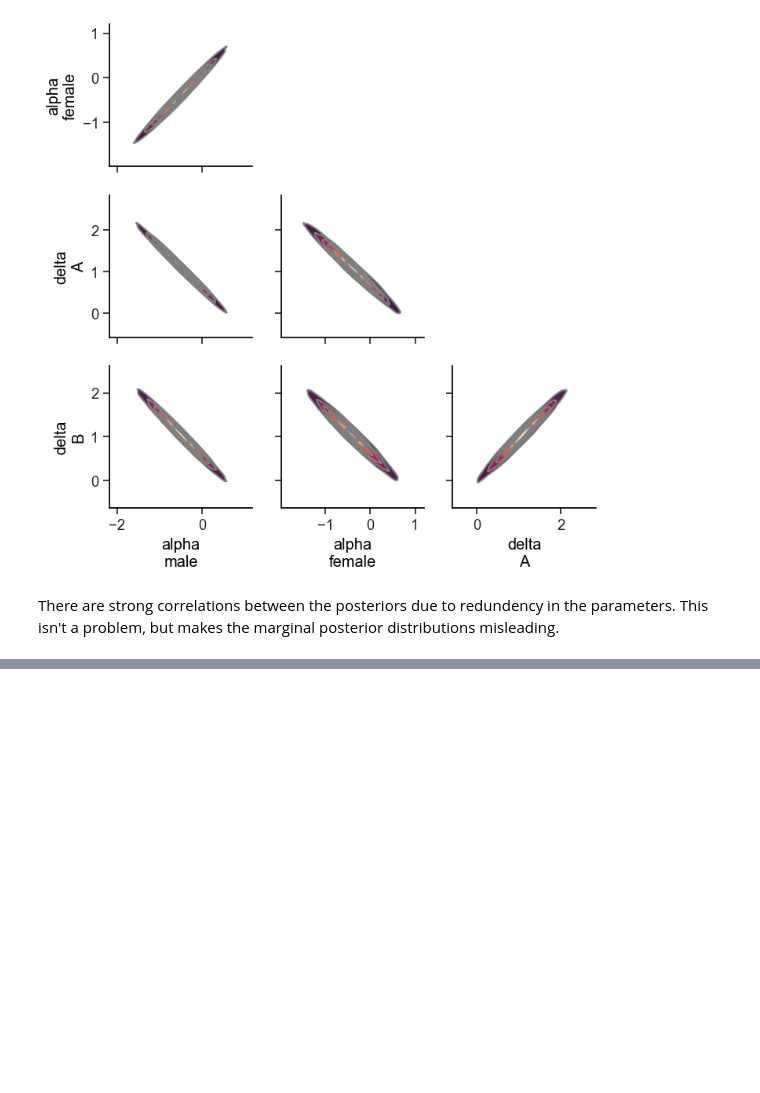
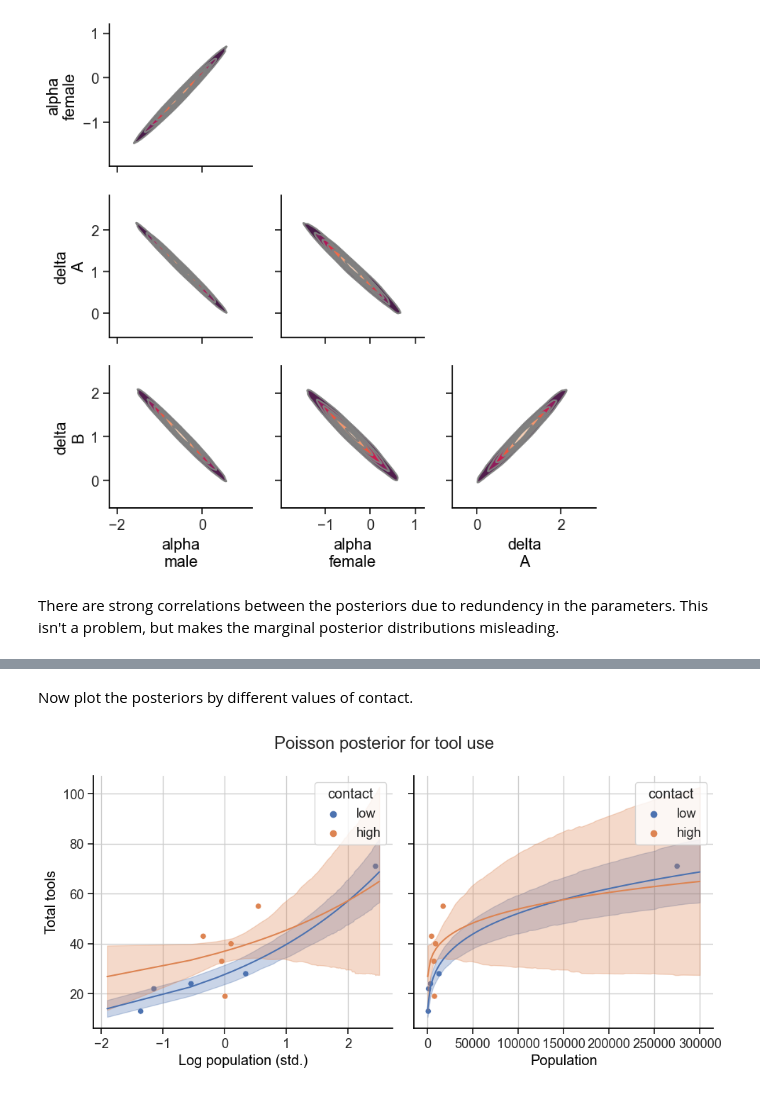
Before and after one commit to chris-leonard/statistical-rethinking, a Jupyter notebook: notes/chapter_11.ipynb, the cells around one changed output, grey strips where cells are left out. Drawn from its saved outputs; the diff is of its cells as text; code cells hidden in the pictures; blank space fills up the shorter version.

```diff
--- a/notes/chapter_11.ipynb
+++ b/notes/chapter_11.ipynb
@@ -691,0 +787,3 @@ This isn't a problem, but makes the marginal posterior distributions misleading.
+# %%
+with m11_10:
+    trace_11_10 = pm.sample(draws=2000, random_seed=RANDOM_SEED)
@@ -691,0 +840,22 @@ This isn't a problem, but makes the marginal posterior distributions misleading.
+# %% [markdown]
+Now plot the posteriors by different values of contact.
+# %%
+def plot_posterior_predictive_regression_line(predictor_data, posterior_data, color=None, hdi_prob=0.89, ax=None):
+    if not ax:
+        fig , ax = plt.subplots(figsize=(5, 4))
+
+    ax.plot(
+        predictor_data,
+        posterior_data.mean(dim=["chain", "draw"]),
+        color=color,
+    )
+
+    posterior_name = posterior_data.name
+    hdi = az.hdi(posterior_data, hdi_prob=hdi_prob)[posterior_name]
+    ax.fill_between(
+        predictor_data,
+        hdi.sel(hdi="lower"),
+        hdi.sel(hdi="higher"),
+        color=color,
+        alpha=0.3,
+    )
@@ -691,0 +893,18 @@ This isn't a problem, but makes the marginal posterior distributions misleading.
+# %%
+fig, axs = plt.subplots(ncols=2, sharey=True, figsize=(10, 5))
+
+plot_kline_posterior_regression_lines_by_contact(kline, low_contact_pp, high_contact_pp, x_col="log_pop_norm", ax=axs[0])
+plot_kline_posterior_regression_lines_by_contact(kline, low_contact_pp, high_contact_pp, x_col="population", ax=axs[1])
+
+axs[0].set(
+    xlabel="Log population (std.)",
+    ylabel="Total tools",
+)
+axs[1].set(
+    xlabel="Population",
+)
+
+fig.suptitle("Poisson posterior for tool use")
+fig.tight_layout();
+# %% [output]
+[figure, added]
```
Also changed, not shown: parts of 14 cells of this notebook, 1 other file.
